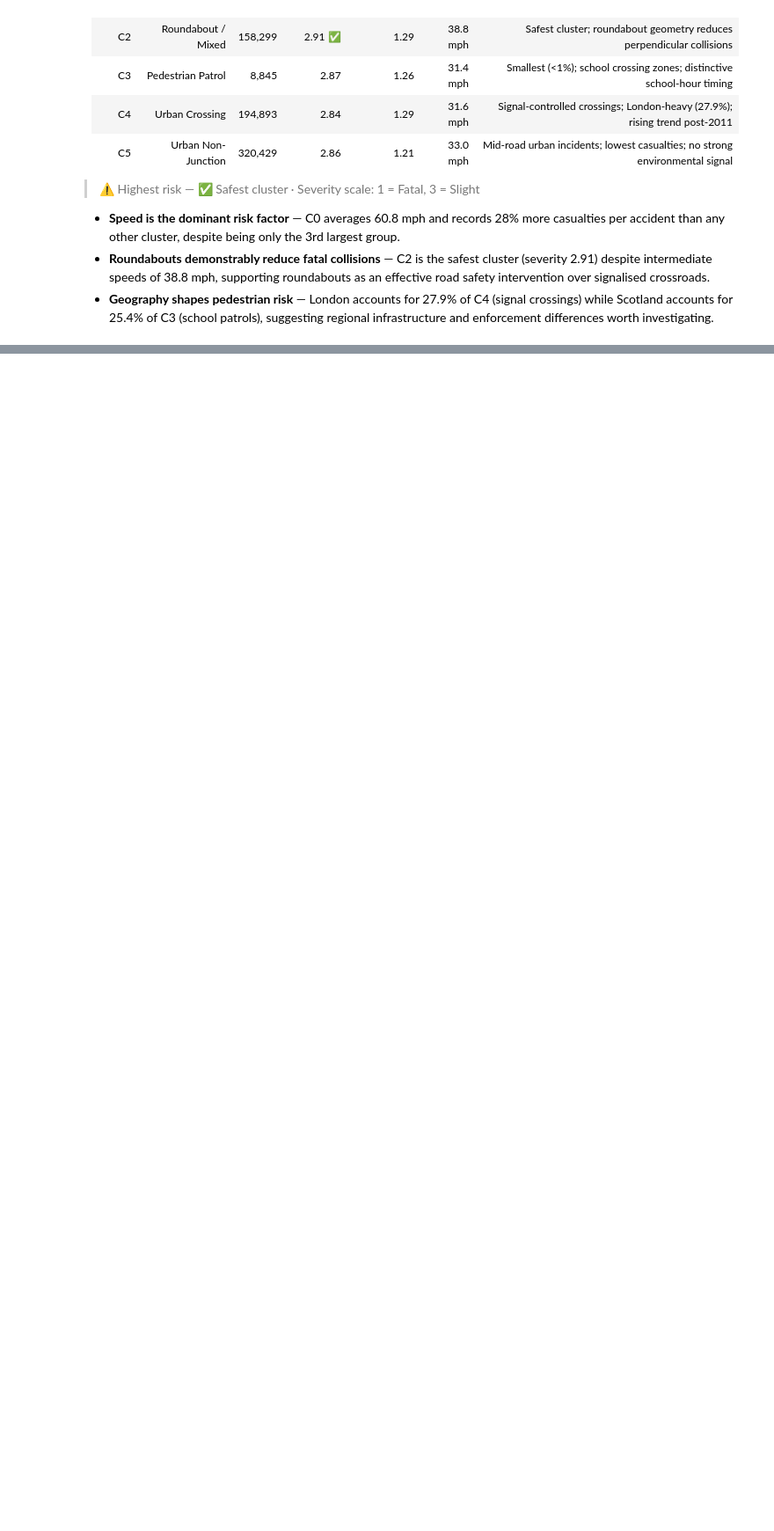
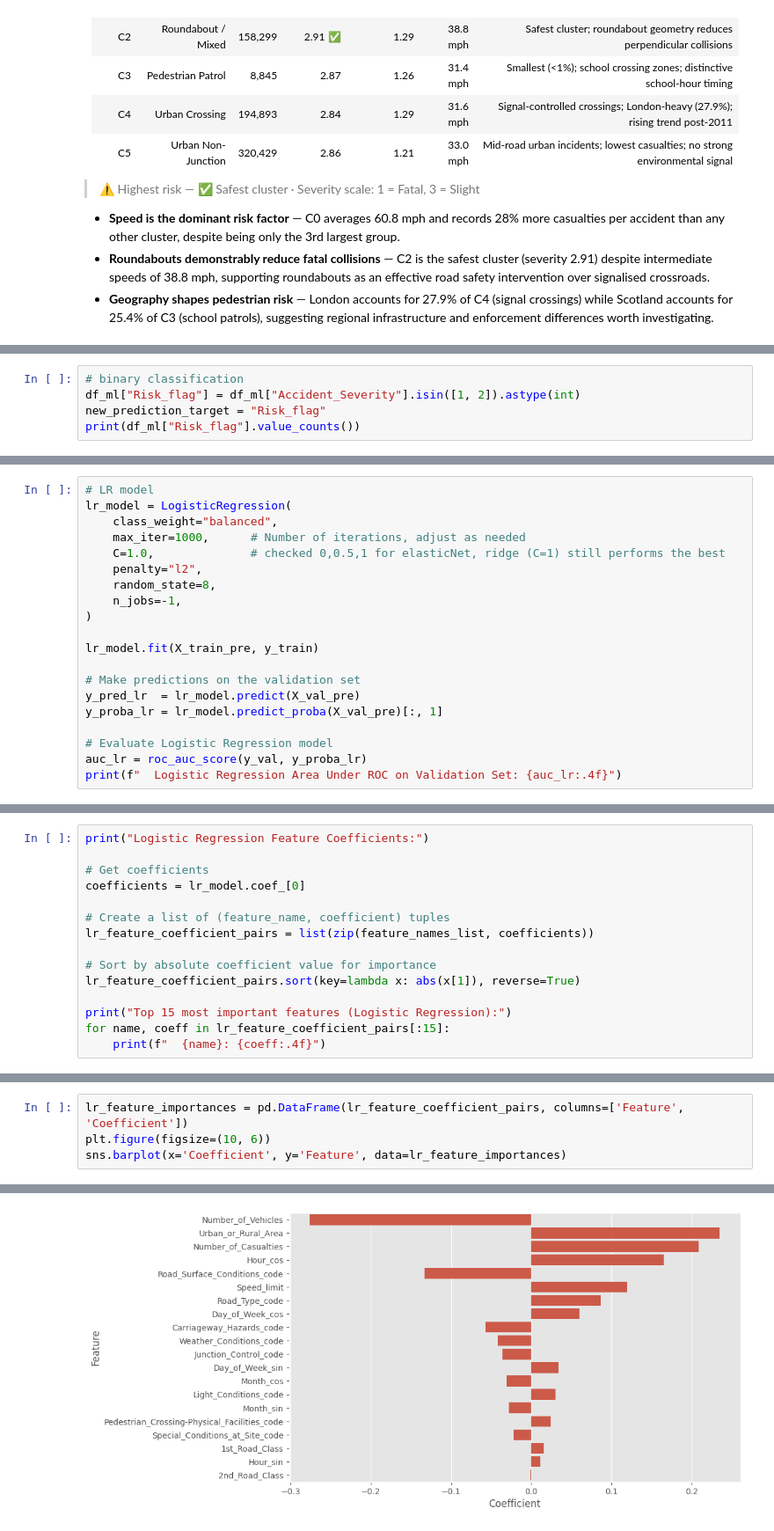
Before and after one commit to Doug-Vo/ML-Self-Project, a Jupyter notebook: EDA/uk_accident.ipynb, the cells around one changed output, grey strips where cells are left out. Shown at 88% size. Drawn from its saved outputs; the diff is of its cells as text; blank space fills up the shorter version.

```diff
--- a/EDA/uk_accident.ipynb
+++ b/EDA/uk_accident.ipynb
@@ -1261,0 +1814,5 @@ plt.show()
+# %%
+# binary classification
+df_ml["Risk_flag"] = df_ml["Accident_Severity"].isin([1, 2]).astype(int)
+new_prediction_target = "Risk_flag"
+print(df_ml["Risk_flag"].value_counts())
@@ -1261,0 +1903,20 @@ plt.show()
+# %%
+# LR model
+lr_model = LogisticRegression(
+    class_weight="balanced",
+    max_iter=1000,      # Number of iterations, adjust as needed
+    C=1.0,              # checked 0,0.5,1 for elasticNet, ridge (C=1) still performs the best
+    penalty="l2",
+    random_state=8,
+    n_jobs=-1,
+)
+
+lr_model.fit(X_train_pre, y_train)
+
+# Make predictions on the validation set
+y_pred_lr  = lr_model.predict(X_val_pre)
+y_proba_lr = lr_model.predict_proba(X_val_pre)[:, 1]
+
+# Evaluate Logistic Regression model
+auc_lr = roc_auc_score(y_val, y_proba_lr)
+print(f"  Logistic Regression Area Under ROC on Validation Set: {auc_lr:.4f}")
@@ -1261,0 +1983,15 @@ plt.show()
+# %%
+print("Logistic Regression Feature Coefficients:")
+
+# Get coefficients
+coefficients = lr_model.coef_[0]
+
+# Create a list of (feature_name, coefficient) tuples
+lr_feature_coefficient_pairs = list(zip(feature_names_list, coefficients))
+
+# Sort by absolute coefficient value for importance
+lr_feature_coefficient_pairs.sort(key=lambda x: abs(x[1]), reverse=True)
+
+print("Top 15 most important features (Logistic Regression):")
+for name, coeff in lr_feature_coefficient_pairs[:15]:
+    print(f"  {name}: {coeff:.4f}")
@@ -1261,0 +2016,5 @@ plt.show()
+# %%
+lr_feature_importances = pd.DataFrame(lr_feature_coefficient_pairs, columns=['Feature', 'Coefficient'])
+plt.figure(figsize=(10, 6))
+sns.barplot(x='Coefficient', y='Feature', data=lr_feature_importances)
+# %% [output]
@@ -1261,0 +2022 @@ plt.show()
+[figure, added]
```
Also changed, not shown: parts of 84 cells of this notebook, 1 other file.
